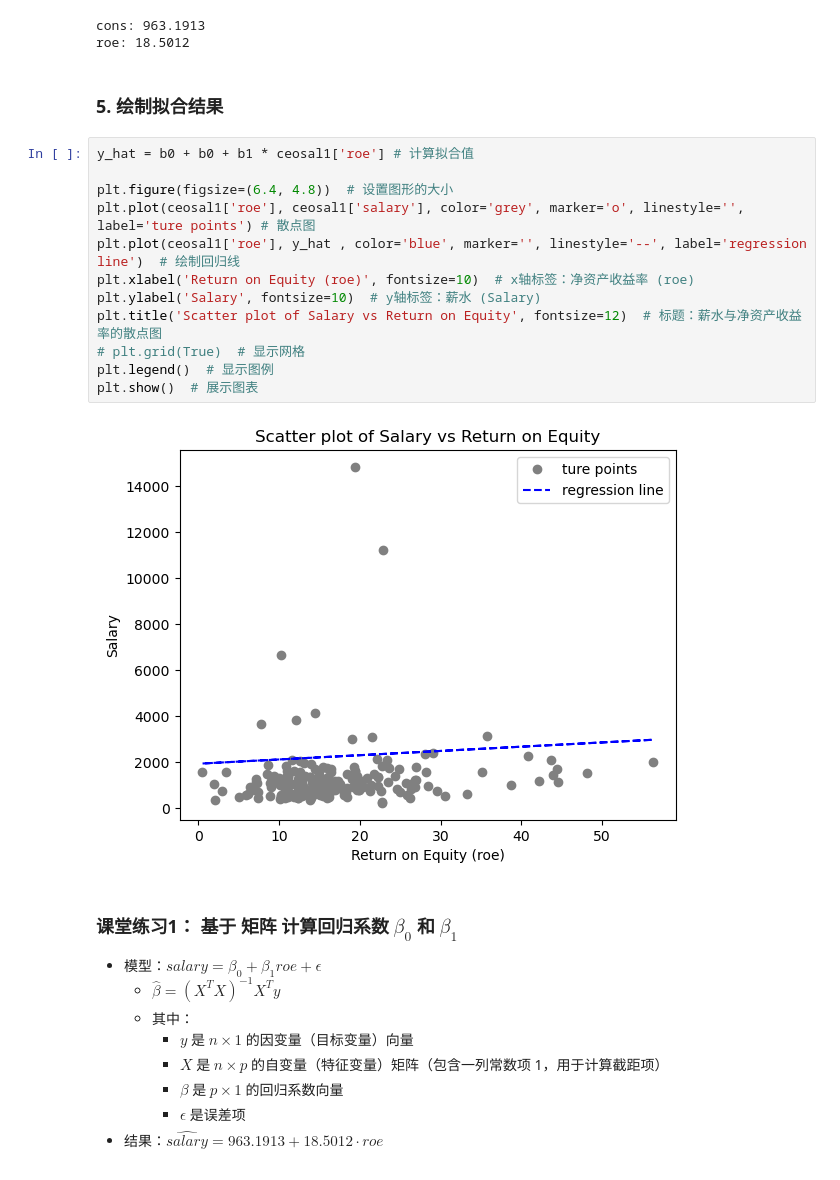
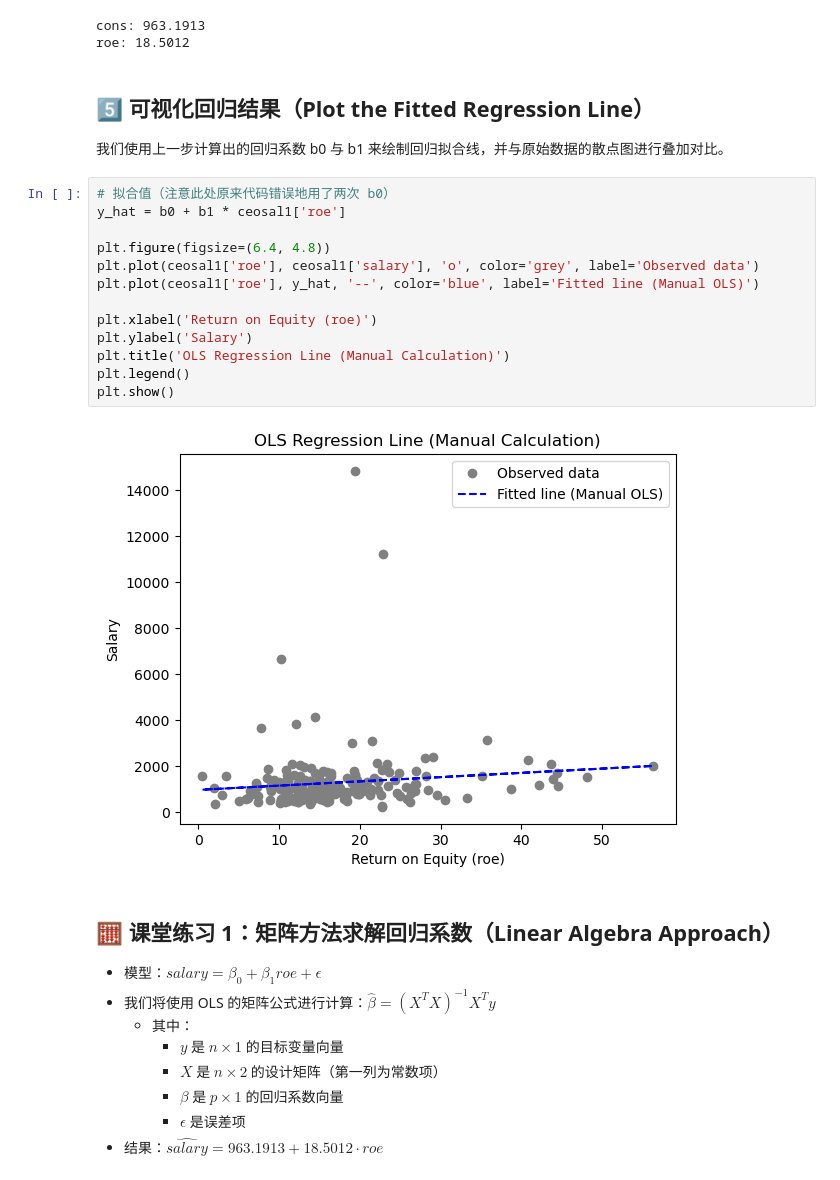
Before and after one commit to jiqingxxm/Econometrics-Practice, a Jupyter notebook: Econometrics_Practice_2025/L3a_ols.ipynb, the cells around one changed output. Drawn from its saved outputs; the diff is of its cells as text.

```diff
--- a/Econometrics_Practice_2025/L3a_ols.ipynb
+++ b/Econometrics_Practice_2025/L3a_ols.ipynb
@@ -66,28 +78,32 @@ print(f'roe: {b1:.4f}')  # 输出 b1
 cons: 963.1913
 roe: 18.5012
 # %% [markdown]
-### 5. 绘制拟合结果
+## 5️⃣ 可视化回归结果（Plot the Fitted Regression Line）
+
+我们使用上一步计算出的回归系数 b0 与 b1 来绘制回归拟合线，并与原始数据的散点图进行叠加对比。
 # %%
-y_hat = b0 + b0 + b1 * ceosal1['roe'] # 计算拟合值
+# 拟合值（注意此处原来代码错误地用了两次 b0）
+y_hat = b0 + b1 * ceosal1['roe']
 
-plt.figure(figsize=(6.4, 4.8))  # 设置图形的大小
-plt.plot(ceosal1['roe'], ceosal1['salary'], color='grey', marker='o', linestyle='', label='ture points') # 散点图
-plt.plot(ceosal1['roe'], y_hat , color='blue', marker='', linestyle='--', label='regression line')  # 绘制回归线
-plt.xlabel('Return on Equity (roe)', fontsize=10)  # x轴标签：净资产收益率 (roe)
-plt.ylabel('Salary', fontsize=10)  # y轴标签：薪水 (Salary)
-plt.title('Scatter plot of Salary vs Return on Equity', fontsize=12)  # 标题：薪水与净资产收益率的散点图
-# plt.grid(True)  # 显示网格
-plt.legend()  # 显示图例
-plt.show()  # 展示图表
+plt.figure(figsize=(6.4, 4.8))
+plt.plot(ceosal1['roe'], ceosal1['salary'], 'o', color='grey', label='Observed data')
+plt.plot(ceosal1['roe'], y_hat, '--', color='blue', label='Fitted line (Manual OLS)')
+
+plt.xlabel('Return on Equity (roe)')
+plt.ylabel('Salary')
+plt.title('OLS Regression Line (Manual Calculation)')
+plt.legend()
+plt.show()
 # %% [output]
-[figure, old version]
+[figure, new version]
 # %% [markdown]
-### 课堂练习1： 基于 矩阵 计算回归系数 $\beta_0$ 和 $\beta_1$
+## 🧮 课堂练习 1：矩阵方法求解回归系数（Linear Algebra Approach）
+
 - 模型：$salary = \beta_0+\beta_1 roe + \epsilon$
-    - $\hat{\beta} = (X^TX)^{-1}X^Ty$
+- 我们将使用 OLS 的矩阵公式进行计算：$\hat{\beta} = (X^TX)^{-1}X^Ty$
     - 其中：
-        - $y$ 是 $n \times 1$ 的因变量（目标变量）向量
-        - $X$ 是 $n \times p$ 的自变量（特征变量）矩阵（包含一列常数项 1，用于计算截距项）
+        - $y$ 是 $n \times 1$ 的目标变量向量
+        - $X$ 是 $n \times 2$ 的设计矩阵（第一列为常数项）
         - $\beta$ 是 $p \times 1$ 的回归系数向量
         - $\epsilon$ 是误差项
 - 结果：$\hat{salary} = 963.1913 + 18.5012 \cdot roe$
```
Also changed, not shown: parts of 11 cells of this notebook, 1 other file.
